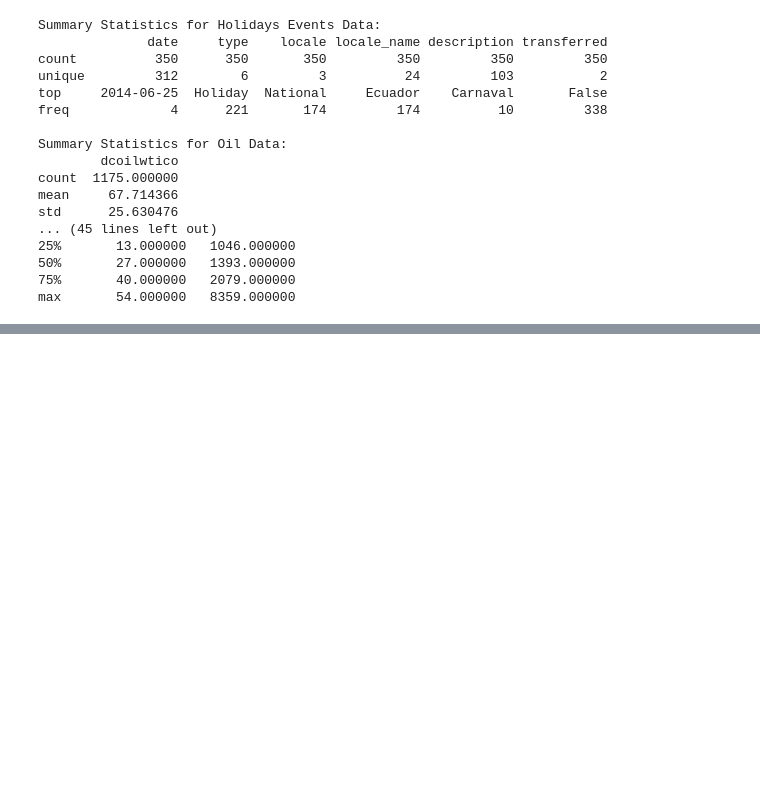
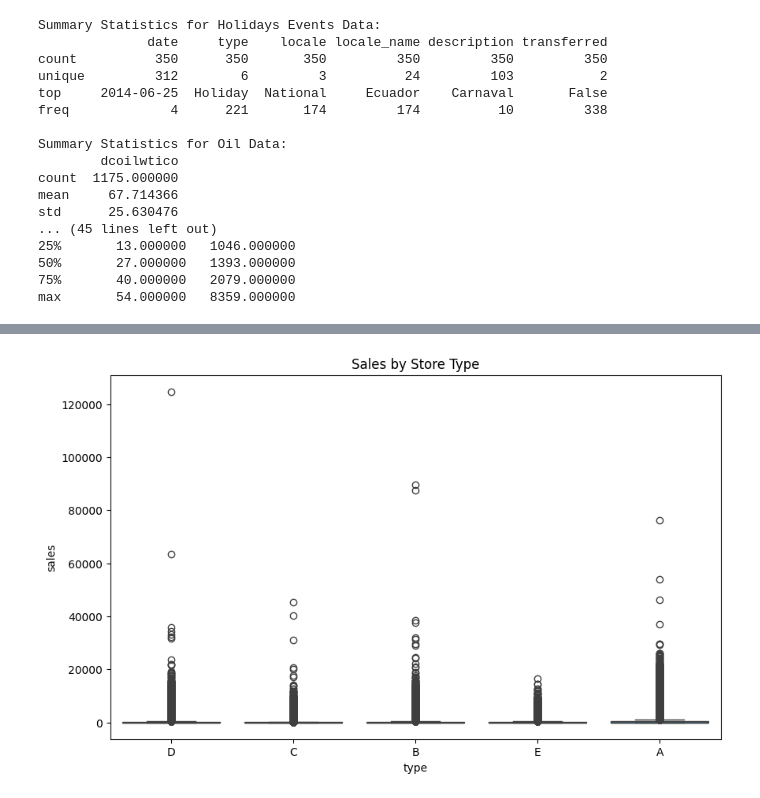
Before and after one commit to silver032/phase5project, a Jupyter notebook: Untitled.ipynb, the cells around one changed output, grey strips where cells are left out. Drawn from its saved outputs; the diff is of its cells as text; code cells hidden in the pictures; blank space fills up the shorter version.

Commit message:
after data exploration and cleaning

```diff
--- a/Untitled.ipynb
+++ b/Untitled.ipynb
@@ -85,0 +283,7 @@ max       54.000000   8359.000000
+# %%
+# Merge train data with store data
+train_store_merged = pd.merge(train, stores, on='store_nbr', how='left')
+
+# Display the first few rows to understand the relationship
+print("Merged Train and Stores Data:")
+print(train_store_merged.head(), "\n")
@@ -85,0 +342,11 @@ max       54.000000   8359.000000
+# %%
+import seaborn as sns
+import matplotlib.pyplot as plt
+
+# Boxplot to visualize sales by store type
+plt.figure(figsize=(10, 6))
+sns.boxplot(x='type', y='sales', data=train_store_merged)
+plt.title("Sales by Store Type")
+plt.show()
+# %% [output]
+[figure, added]
```
Also changed, not shown: parts of 16 cells of this notebook.
